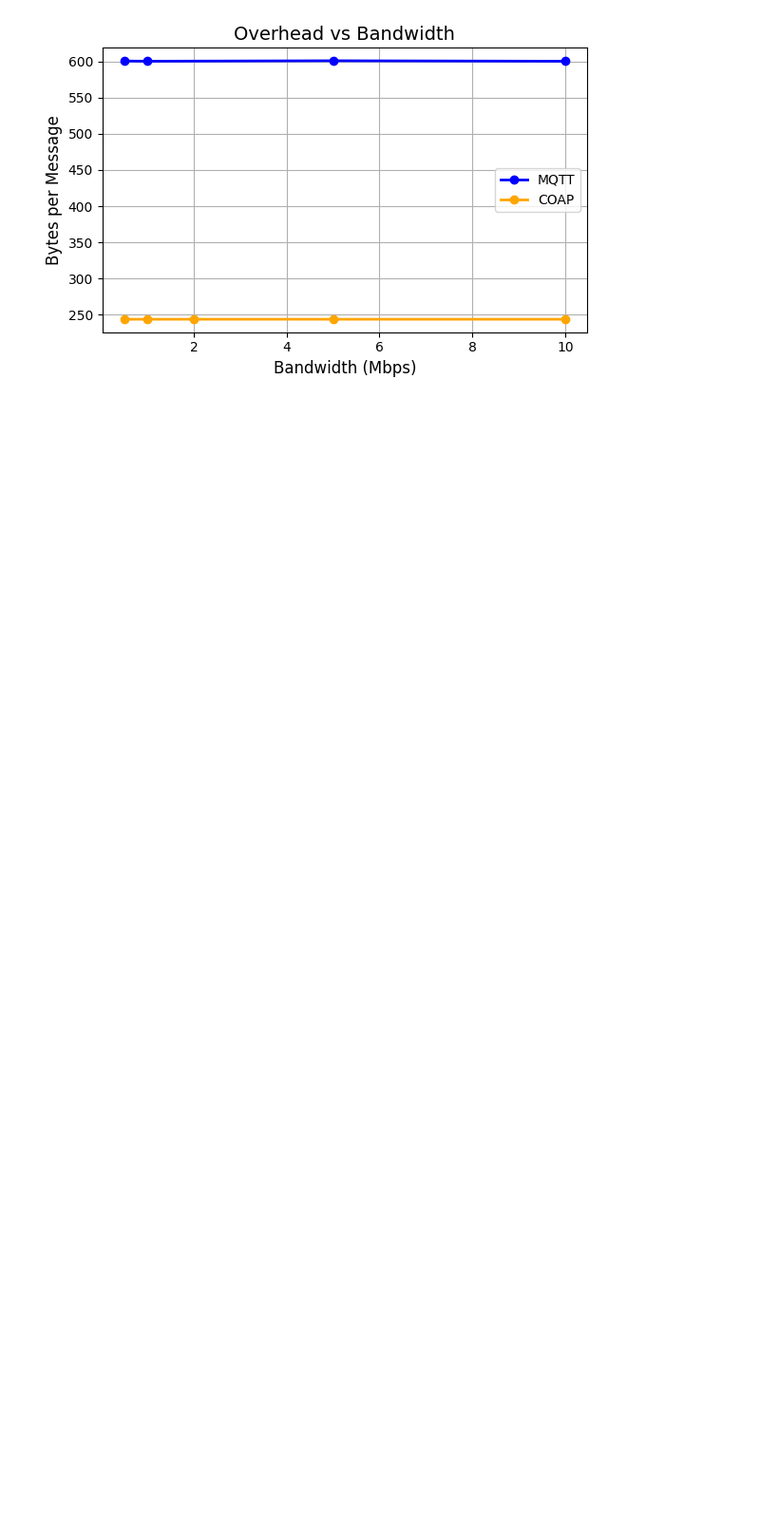
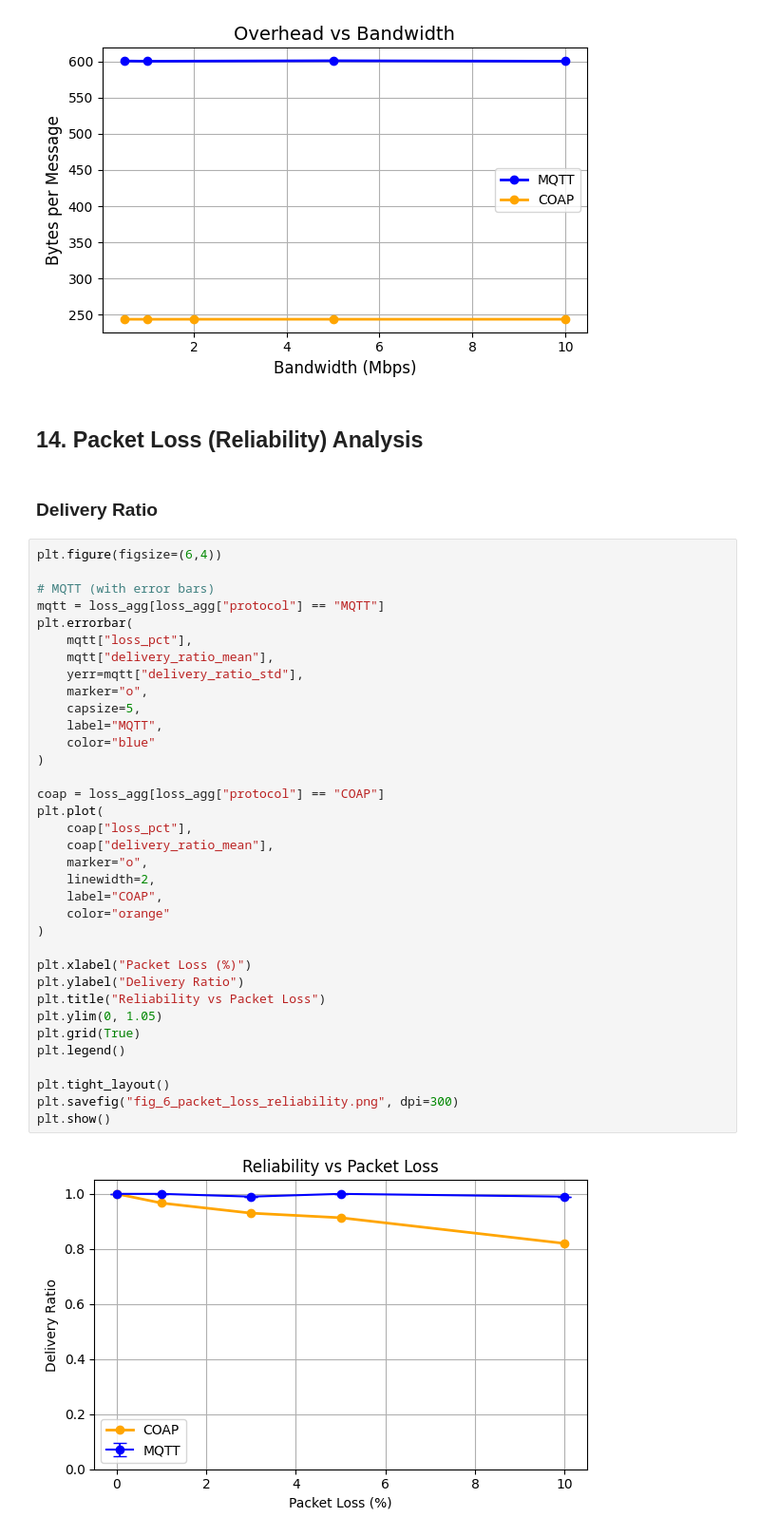
Before and after one commit to vlotran/CMPE148-IoT-Project, a Jupyter notebook: notebooks/analyze_results.ipynb, the cells around one changed output. Shown at 95% size. Saved outputs shown, nothing was run; the diff lists cells and outputs as text; blank space fills up the shorter version.

Commit message:
Added 'loss' parameter for reliability test

```diff
--- a/notebooks/analyze_results.ipynb
+++ b/notebooks/analyze_results.ipynb
@@ -487,3 +540,44 @@ plt.savefig("fig_5_bandwidth_overhead.png", dpi=300, bbox_inches="tight")
 plt.show()
 # %% [output]
 [figure]
+# %% [markdown]
+## 14. Packet Loss (Reliability) Analysis
+# %% [markdown]
+### Delivery Ratio
+# %%
+plt.figure(figsize=(6,4))
+
+# MQTT (with error bars)
+mqtt = loss_agg[loss_agg["protocol"] == "MQTT"]
+plt.errorbar(
+    mqtt["loss_pct"],
+    mqtt["delivery_ratio_mean"],
+    yerr=mqtt["delivery_ratio_std"],
+    marker="o",
+    capsize=5,
+    label="MQTT",
+    color="blue"
+)
+
+coap = loss_agg[loss_agg["protocol"] == "COAP"]
+plt.plot(
+    coap["loss_pct"],
+    coap["delivery_ratio_mean"],
+    marker="o",
+    linewidth=2,
+    label="COAP",
+    color="orange"
+)
+
+plt.xlabel("Packet Loss (%)")
+plt.ylabel("Delivery Ratio")
+plt.title("Reliability vs Packet Loss")
+plt.ylim(0, 1.05)
+plt.grid(True)
+plt.legend()
+
+plt.tight_layout()
+plt.savefig("fig_6_packet_loss_reliability.png", dpi=300)
+plt.show()
+# %% [output]
+[figure, added]
```
Also changed, not shown: parts of 14 cells of this notebook, 12 other files.
